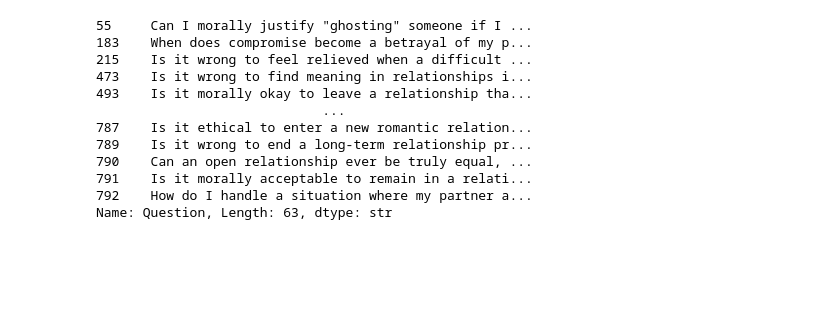
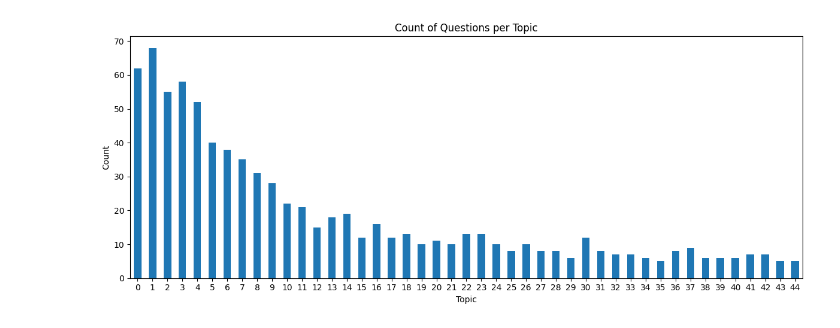
Before and after one commit to suzanaSSP/sementic_clusters, a Jupyter notebook: sementic_clusters/bert_sementic_clusters.ipynb, the cells around one changed output. Cells and saved outputs as stored; diff of their text form; code cells hidden in the pictures; blank space fills up the shorter version.

Commit message:
cluster cleaning and visualization

```diff
--- a/sementic_clusters/bert_sementic_clusters.ipynb
+++ b/sementic_clusters/bert_sementic_clusters.ipynb
@@ -107,0 +130,9 @@ df_sentences.head(10)
+# %%
+new_topics = topic_model.reduce_outliers(
+sentences,
+topics,
+strategy="embeddings",
+threshold=0.15
+)
+topic_model.update_topics(sentences, topics=new_topics)
+df_sentences["Topics"] = new_topics
@@ -118,15 +166,15 @@ ValueError: Mime type rendering requires nbformat>=4.2.0 but it is not installed
 # %%
-df_sentences.loc[df_sentences["Topics"] == 2, "Question"]
+import matplotlib.pyplot as plt
+
+topic_counts = df_sentences["Topics"].value_counts().sort_index()
+
+plt.figure(figsize=(12, 5))
+topic_counts.plot(kind="bar")
+plt.title("Count of Questions per Topic")
+plt.xlabel("Topic")
+plt.ylabel("Count")
+plt.xticks(rotation=0)
+plt.tight_layout()
+plt.show()
 # %% [output]
-55     Can I morally justify "ghosting" someone if I ...
-183    When does compromise become a betrayal of my p...
-215    Is it wrong to feel relieved when a difficult ...
-473    Is it wrong to find meaning in relationships i...
-493    Is it morally okay to leave a relationship tha...
-                             ...
-787    Is it ethical to enter a new romantic relation...
-789    Is it wrong to end a long-term relationship pr...
-790    Can an open relationship ever be truly equal, ...
-791    Is it morally acceptable to remain in a relati...
-792    How do I handle a situation where my partner a...
-Name: Question, Length: 63, dtype: str
+[figure, added]
```
Also changed, not shown: parts of 18 cells of this notebook, 4 other files.
